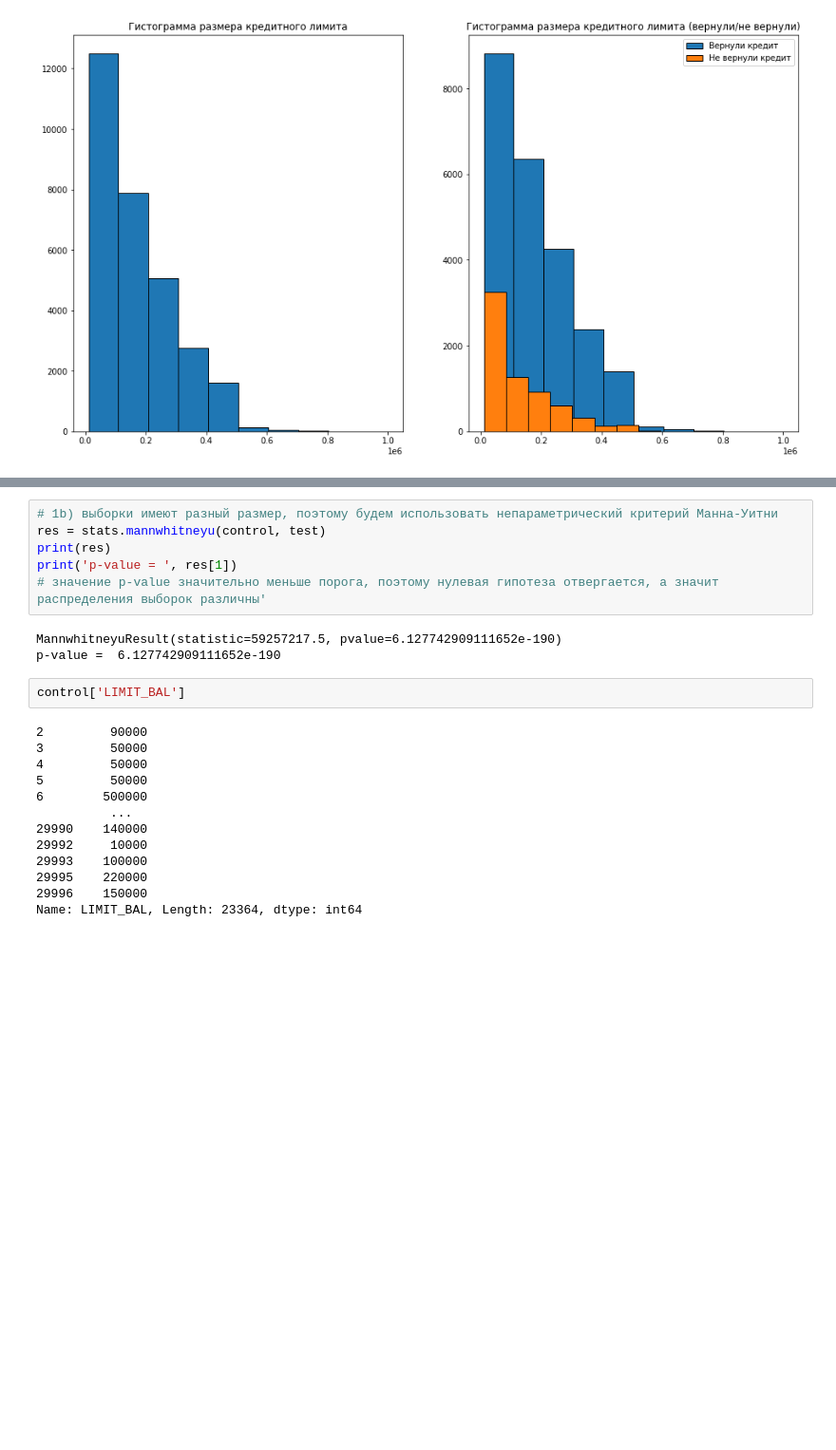
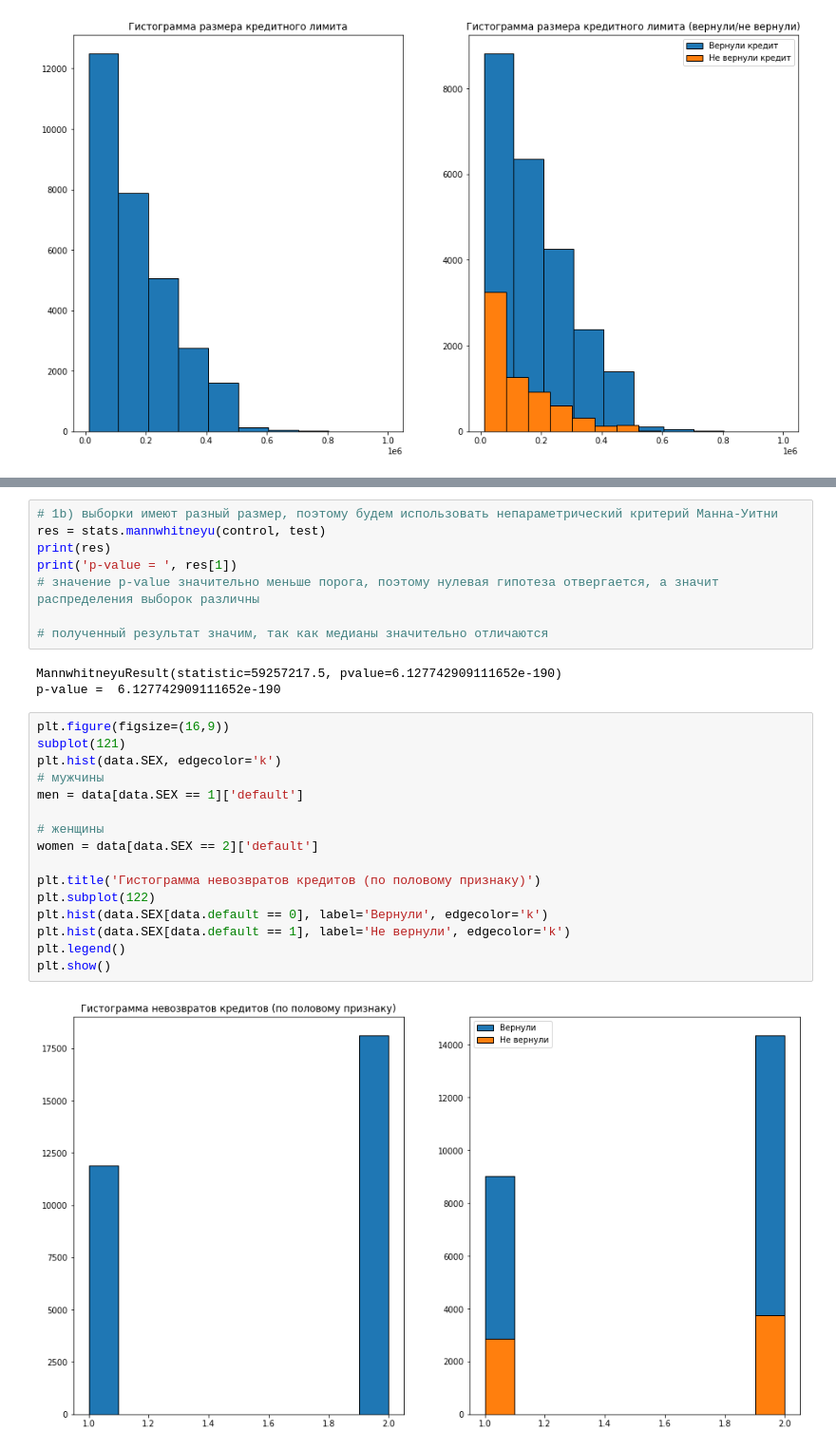
Before and after one commit to RBVV23/Coursera, a Jupyter notebook: Построение выводов по данным/Week_4/Task_1/task_1.ipynb, the cells around one changed output, grey strips where cells are left out. Shown: that part at 95% size. Cells and saved outputs as stored; diff of their text form; blank space fills up the shorter version.

```diff
--- a/Построение выводов по данным/Week_4/Task_1/task_1.ipynb
+++ b/Построение выводов по данным/Week_4/Task_1/task_1.ipynb
@@ -98,22 +92,27 @@ AxisError: axis -1 is out of bounds for array of dimension 0
 res = stats.mannwhitneyu(control, test)
 print(res)
 print('p-value = ', res[1])
-# значение p-value значительно меньше порога, поэтому нулевая гипотеза отвергается, а значит распределения выборок различны'
+# значение p-value значительно меньше порога, поэтому нулевая гипотеза отвергается, а значит распределения выборок различны
+
+# полученный результат значим, так как медианы значительно отличаются
 # %% [output]
 MannwhitneyuResult(statistic=59257217.5, pvalue=6.127742909111652e-190)
 p-value =  6.127742909111652e-190
-# %%
-control['LIMIT_BAL']
-# %% [output]
-2         90000
-3         50000
-4         50000
-5         50000
-6        500000
-          ...
-29990    140000
-29992     10000
-29993    100000
-29995    220000
-29996    150000
-Name: LIMIT_BAL, Length: 23364, dtype: int64
+# %%
+plt.figure(figsize=(16,9))
+subplot(121)
+plt.hist(data.SEX, edgecolor='k')
+# мужчины
+men = data[data.SEX == 1]['default']
+
+# женщины
+women = data[data.SEX == 2]['default']
+
+plt.title('Гистограмма невозвратов кредитов (по половому признаку)')
+plt.subplot(122)
+plt.hist(data.SEX[data.default == 0], label='Вернули', edgecolor='k')
+plt.hist(data.SEX[data.default == 1], label='Не вернули', edgecolor='k')
+plt.legend()
+plt.show()
+# %% [output]
+[figure, added]
```
Also changed, not shown: parts of 4 cells of this notebook.
